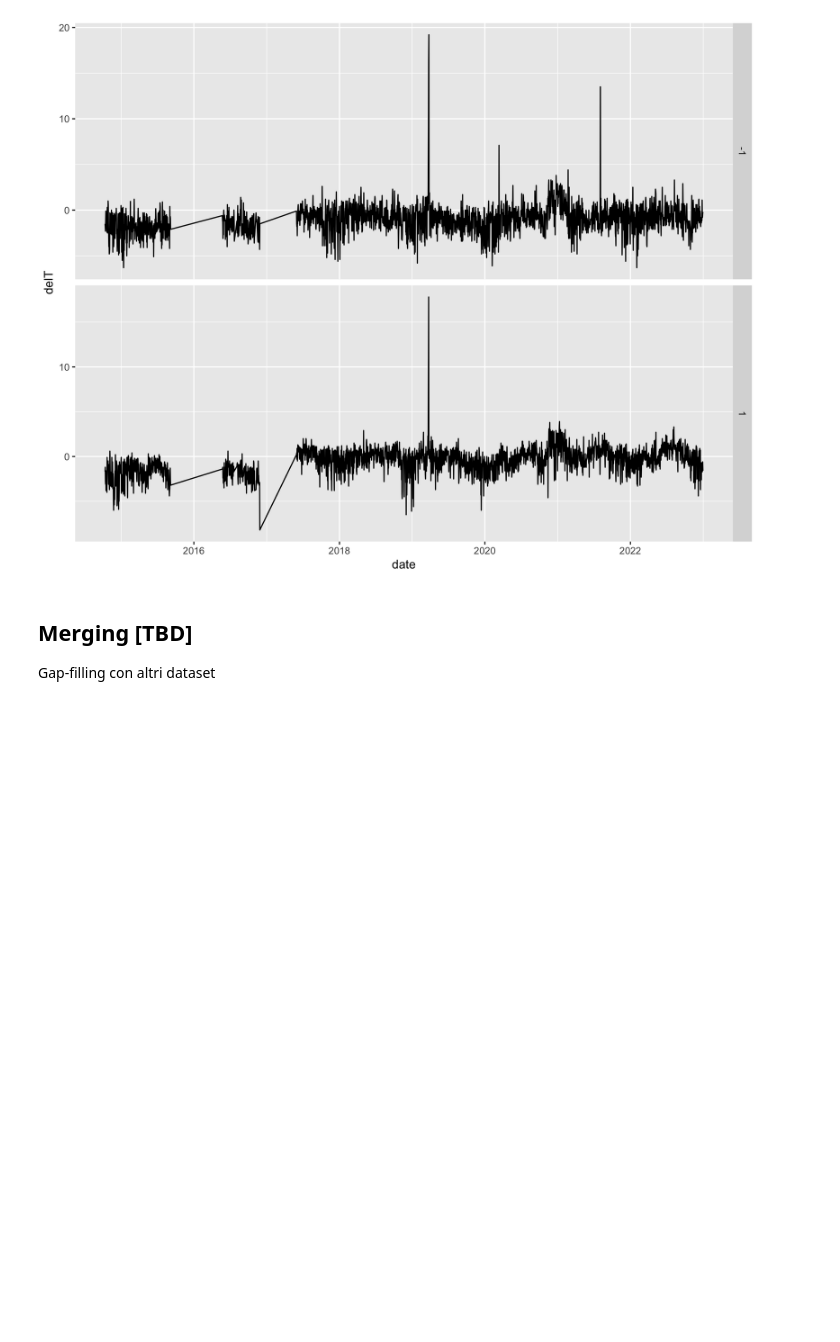
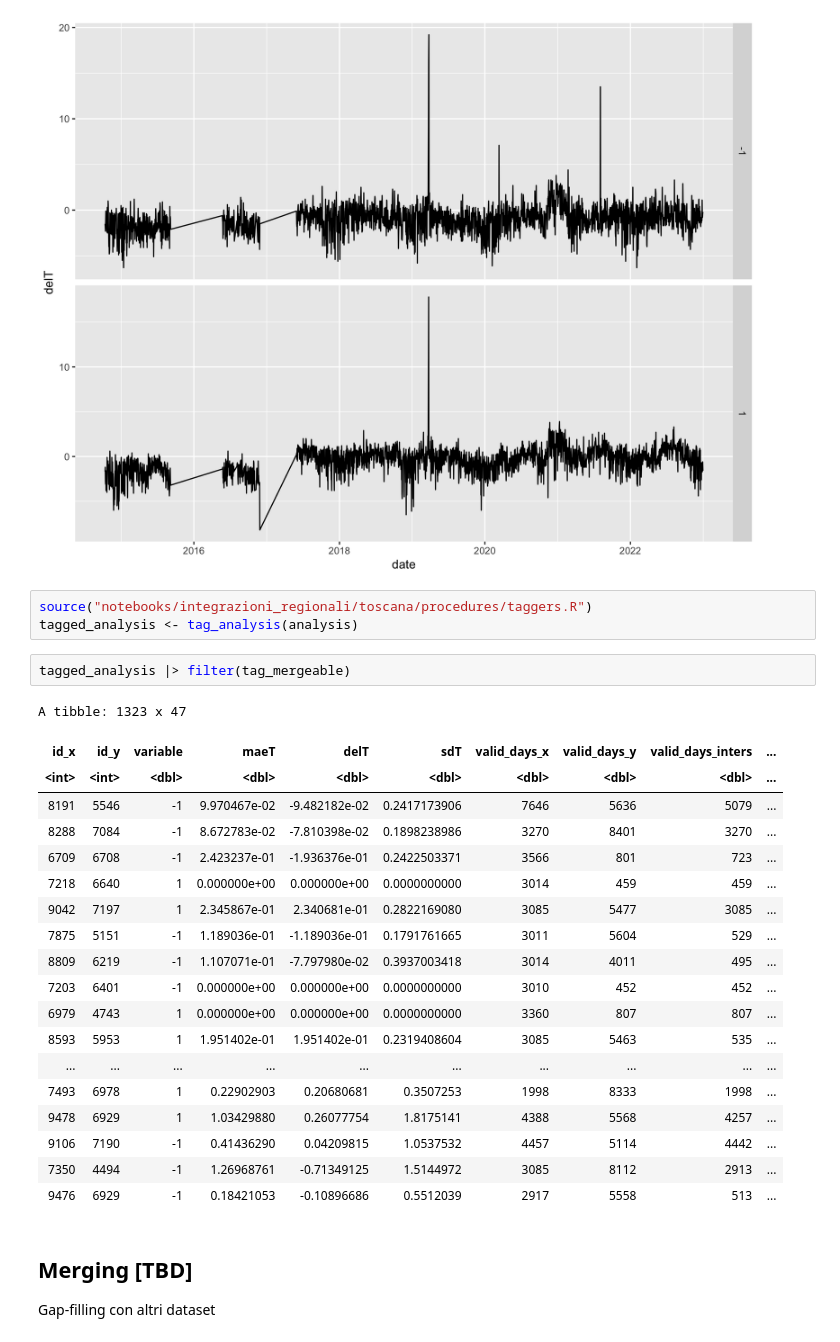
Before and after one commit to dnstudent/TesiMag, a Jupyter notebook: notebooks/integrazioni_regionali/toscana/data_analysis.ipynb, the cells around one changed output. Saved outputs shown, nothing was run; the diff lists cells and outputs as text; blank space fills up the shorter version.

```diff
--- a/notebooks/integrazioni_regionali/toscana/data_analysis.ipynb
+++ b/notebooks/integrazioni_regionali/toscana/data_analysis.ipynb
@@ -100,6 +94,31 @@ i Do you need to move arrange() later in the pipeline or use window_order() inst
 analysis |> filter(id_x == 3296L, id_y == 2948L) |> plot_diffs(conns$data)
 # %% [output]
 [figure]
+# %%
+source("notebooks/integrazioni_regionali/toscana/procedures/taggers.R")
+tagged_analysis <- tag_analysis(analysis)
+# %%
+tagged_analysis |> filter(tag_mergeable)
+# %% [output]
+A tibble: 1323 x 47
+| id_x | id_y | variable | maeT | delT | sdT | valid_days_x | valid_days_y | valid_days_inters | ... |
+| <int> | <int> | <dbl> | <dbl> | <dbl> | <dbl> | <dbl> | <dbl> | <dbl> | ... |
+| 8191 | 5546 | -1 | 9.970467e-02 | -9.482182e-02 | 0.2417173906 | 7646 | 5636 | 5079 | ... |
+| 8288 | 7084 | -1 | 8.672783e-02 | -7.810398e-02 | 0.1898238986 | 3270 | 8401 | 3270 | ... |
+| 6709 | 6708 | -1 | 2.423237e-01 | -1.936376e-01 | 0.2422503371 | 3566 | 801 | 723 | ... |
+| 7218 | 6640 | 1 | 0.000000e+00 | 0.000000e+00 | 0.0000000000 | 3014 | 459 | 459 | ... |
+| 9042 | 7197 | 1 | 2.345867e-01 | 2.340681e-01 | 0.2822169080 | 3085 | 5477 | 3085 | ... |
+| 7875 | 5151 | -1 | 1.189036e-01 | -1.189036e-01 | 0.1791761665 | 3011 | 5604 | 529 | ... |
+| 8809 | 6219 | -1 | 1.107071e-01 | -7.797980e-02 | 0.3937003418 | 3014 | 4011 | 495 | ... |
+| 7203 | 6401 | -1 | 0.000000e+00 | 0.000000e+00 | 0.0000000000 | 3010 | 452 | 452 | ... |
+| 6979 | 4743 | 1 | 0.000000e+00 | 0.000000e+00 | 0.0000000000 | 3360 | 807 | 807 | ... |
+| 8593 | 5953 | 1 | 1.951402e-01 | 1.951402e-01 | 0.2319408604 | 3085 | 5463 | 535 | ... |
+| ... | ... | ... | ... | ... | ... | ... | ... | ... | ... |
+| 7493 | 6978 | 1 | 0.22902903 | 0.20680681 | 0.3507253 | 1998 | 8333 | 1998 | ... |
+| 9478 | 6929 | 1 | 1.03429880 | 0.26077754 | 1.8175141 | 4388 | 5568 | 4257 | ... |
+| 9106 | 7190 | -1 | 0.41436290 | 0.04209815 | 1.0537532 | 4457 | 5114 | 4442 | ... |
+| 7350 | 4494 | -1 | 1.26968761 | -0.71349125 | 1.5144972 | 3085 | 8112 | 2913 | ... |
+| 9476 | 6929 | -1 | 0.18421053 | -0.10896686 | 0.5512039 | 2917 | 5558 | 513 | ... |
 # %% [markdown]
 ## Merging [TBD]
 Gap-filling con altri dataset
```
Also changed, not shown: parts of 3 cells of this notebook, 2 other files.
